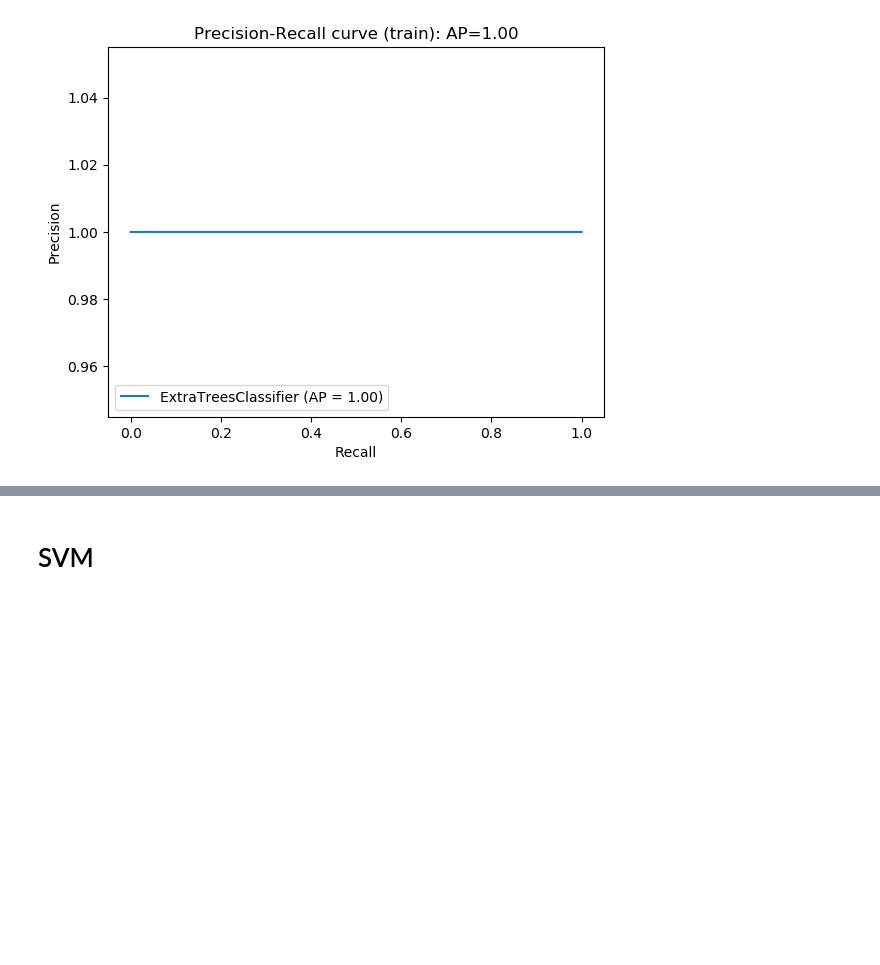
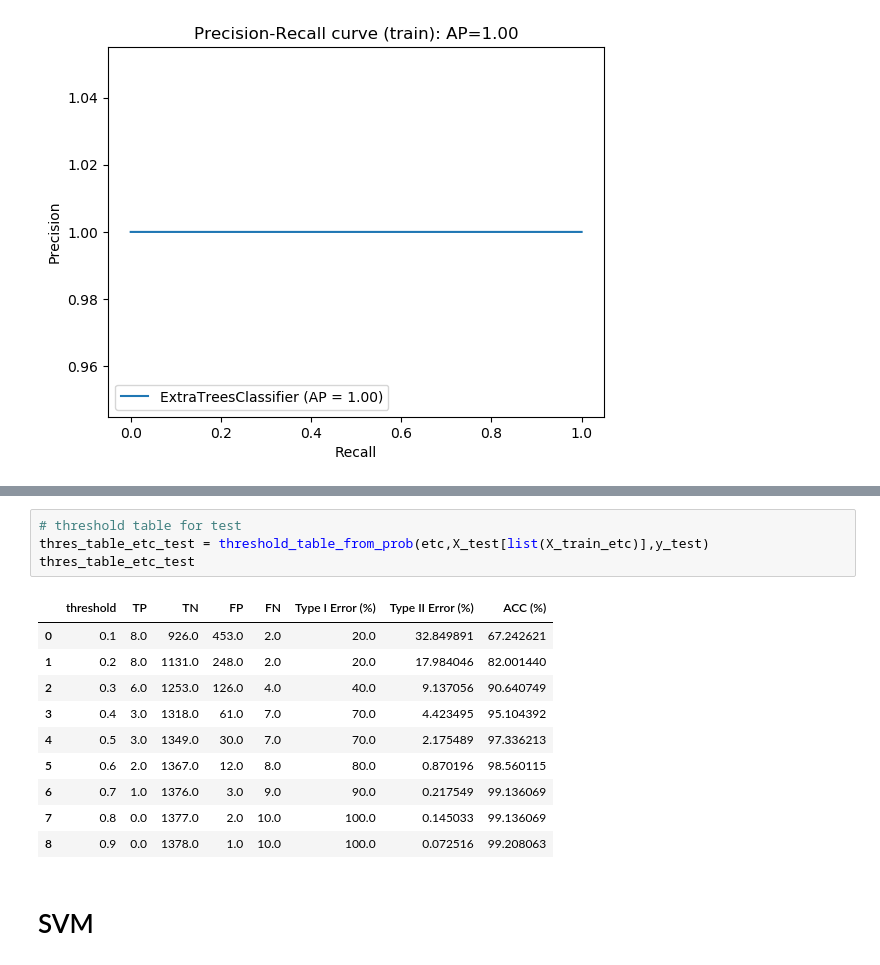
Before and after one commit to jimmylihe/company-bankrupcy-prediction-advanced, a Jupyter notebook: 1year.arff.ipynb, the cells around one changed output, grey strips where cells are left out. Saved outputs shown, nothing was run; the diff lists cells and outputs as text; blank space fills up the shorter version.

```diff
--- a/1year.arff.ipynb
+++ b/1year.arff.ipynb
@@ -1030,3 +1105,18 @@ Text(0.5, 1.0, 'Precision-Recall curve (train): AP=1.00')
+# %%
+# threshold table for test
+thres_table_etc_test = threshold_table_from_prob(etc,X_test[list(X_train_etc)],y_test)
+thres_table_etc_test
+# %% [output]
+|  | threshold | TP | TN | FP | FN | Type I Error (%) | Type II Error (%) | ACC (%) |
+| 0 | 0.1 | 8.0 | 926.0 | 453.0 | 2.0 | 20.0 | 32.849891 | 67.242621 |
+| 1 | 0.2 | 8.0 | 1131.0 | 248.0 | 2.0 | 20.0 | 17.984046 | 82.001440 |
+| 2 | 0.3 | 6.0 | 1253.0 | 126.0 | 4.0 | 40.0 | 9.137056 | 90.640749 |
+| 3 | 0.4 | 3.0 | 1318.0 | 61.0 | 7.0 | 70.0 | 4.423495 | 95.104392 |
+| 4 | 0.5 | 3.0 | 1349.0 | 30.0 | 7.0 | 70.0 | 2.175489 | 97.336213 |
+| 5 | 0.6 | 2.0 | 1367.0 | 12.0 | 8.0 | 80.0 | 0.870196 | 98.560115 |
+| 6 | 0.7 | 1.0 | 1376.0 | 3.0 | 9.0 | 90.0 | 0.217549 | 99.136069 |
+| 7 | 0.8 | 0.0 | 1377.0 | 2.0 | 10.0 | 100.0 | 0.145033 | 99.136069 |
+| 8 | 0.9 | 0.0 | 1378.0 | 1.0 | 10.0 | 100.0 | 0.072516 | 99.208063 |
 # %% [markdown]
 # SVM
 # %%
```
Also changed, not shown: parts of 7 cells of this notebook.
